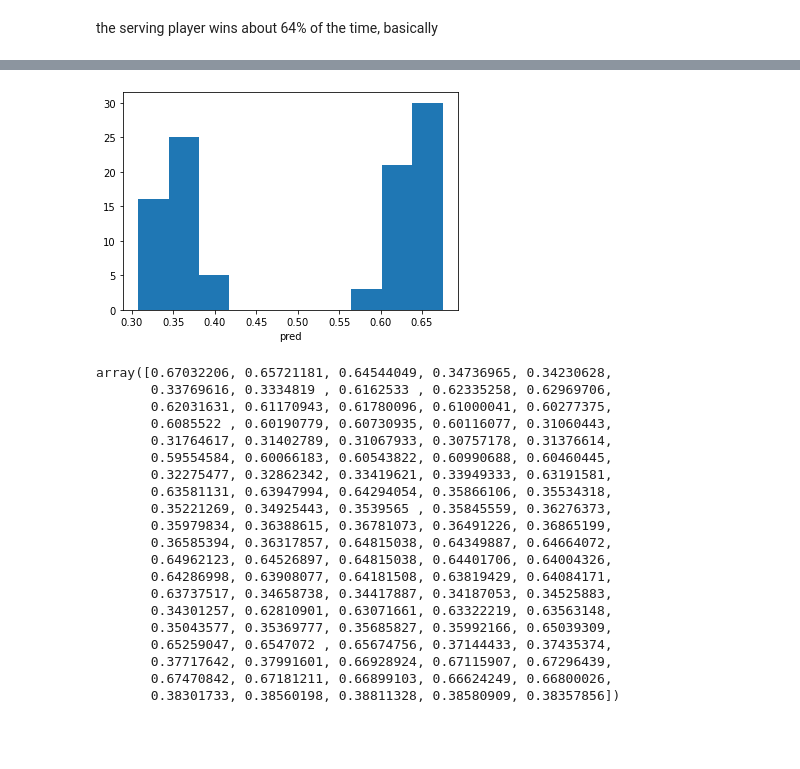
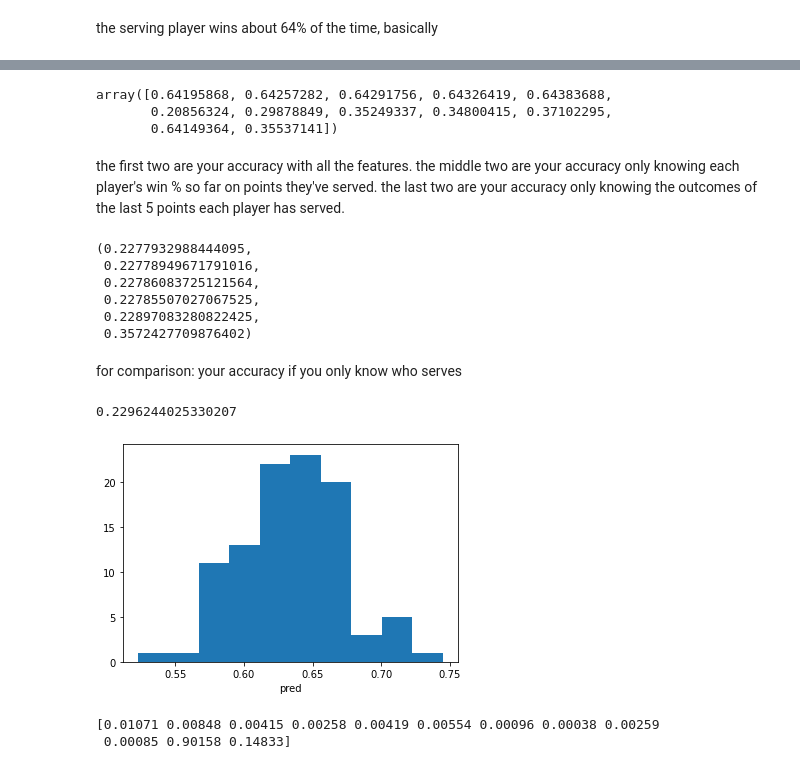
Before and after one commit to hoanganhminh01/CSE-481DS-Tennis-Analysis, a Jupyter notebook: src/streakiness.ipynb, the cells around one changed output, grey strips where cells are left out. Cells and saved outputs as stored; diff of their text form; code cells hidden in the pictures; blank space fills up the shorter version.

```diff
--- a/src/streakiness.ipynb
+++ b/src/streakiness.ipynb
@@ -151,3 +139,3 @@ win_pct
 # %%
-win_pct_np = win_pct.iloc[:, 1:].to_numpy("float")
+win_pct_np = win_pct.iloc[:, 1:].to_numpy("float")[SAMPLE_ORDER]
 # %%
@@ -178,0 +145,4 @@ np.mean(np.square(y[400000:] - linear_no_seq.predict(x_no_seq[400000:, ])))
+# %%
+server_wins = win_pct_np.copy()
+server_wins[win_pct_np[:, 2] == 0] = 1 - server_wins[win_pct_np[:, 2] == 0][:, list(range(0, 3)) + list(range(8, 13)) + list(range(3, 8)) + [14, 13]]
+server_wins
@@ -179,29 +163,50 @@ np.mean(np.square(y[400000:] - linear_no_seq.predict(x_no_seq[400000:, ])))
+# %%
+X = server_wins[:, 3:]
+y = server_wins[:, 1]
+np.mean(X, axis=0)
+# %% [output]
+array([0.64195868, 0.64257282, 0.64291756, 0.64326419, 0.64383688,
+       0.20856324, 0.29878849, 0.35249337, 0.34800415, 0.37102295,
+       0.64149364, 0.35537141])
+# %% [markdown]
+the first two are your accuracy with all the features. the middle two are your accuracy only knowing each player's win % so far on points they've served. the last two are your accuracy only knowing the outcomes of the last 5 points each player has served.
+# %%
+linear_seq = LinearRegression().fit(X[:400000], y[:400000])
+linear_no_seq = LinearRegression().fit(X[:400000, 10:], y[:400000])
+linear_only_last5 = LinearRegression().fit(X[:400000, :10], y[:400000])
+log_seq = LogisticRegression().fit(X[:400000], y[:400000])
+log_no_seq = LogisticRegression().fit(X[:400000, 10:], y[:400000])
+log_only_last5 = LogisticRegression().fit(X[:400000, :10], y[:400000])
+
+(
+  np.mean(np.square(y[400000:] - log_seq.predict_proba(X[400000:, ])[:, 1])),
+  np.mean(np.square(y[400000:] - linear_seq.predict(X[400000:, ]))),
+  np.mean(np.square(y[400000:] - log_no_seq.predict_proba(X[400000:, 10:])[:, 1])),
+  np.mean(np.square(y[400000:] - linear_no_seq.predict(X[400000:, 10:]))),
+  np.mean(np.square(y[400000:] - linear_only_last5.predict(X[400000:, :10]))),
+  np.mean(np.square(y[400000:] - log_only_last5.predict(X[400000:, :10])))
+)
+# %% [output]
+(0.2277932988444095,
+ 0.22778949671791016,
+ 0.22786083725121564,
+ 0.22785507027067525,
+ 0.22897083280822425,
+ 0.3572427709876402)
+# %% [markdown]
+for comparison: your accuracy if you only know who serves
+# %%
+np.square((1 - np.mean(y[:400000]))) * np.mean(y[400000:]) + np.square(np.mean(y[:400000])) * (1 - np.mean(y[400000:]))
+# %% [output]
+0.2296244025330207
 # %%
-plt.hist(log_no_seq.predict_proba(x_no_seq)[:100, 1])
+plt.hist(log_seq.predict_proba(X)[:100, 1])
 plt.xlabel("pred")
-plt.savefig("../plots/lognoseq.png")
+plt.savefig("../plots/logseq.png")
 # %% [output]
-[figure, old version]
+[figure, new version]
-# %%
-log_no_seq.predict_proba(x_no_seq)[:100, 1]
-# %% [output]
-array([0.67032206, 0.65721181, 0.64544049, 0.34736965, 0.34230628,
-       0.33769616, 0.3334819 , 0.6162533 , 0.62335258, 0.62969706,
-       0.62031631, 0.61170943, 0.61780096, 0.61000041, 0.60277375,
-       0.6085522 , 0.60190779, 0.60730935, 0.60116077, 0.31060443,
-       0.31764617, 0.31402789, 0.31067933, 0.30757178, 0.31376614,
-       0.59554584, 0.60066183, 0.60543822, 0.60990688, 0.60460445,
-       0.32275477, 0.32862342, 0.33419621, 0.33949333, 0.63191581,
-       0.63581131, 0.63947994, 0.64294054, 0.35866106, 0.35534318,
-       0.35221269, 0.34925443, 0.3539565 , 0.35845559, 0.36276373,
-       0.35979834, 0.36388615, 0.36781073, 0.36491226, 0.36865199,
-       0.36585394, 0.36317857, 0.64815038, 0.64349887, 0.64664072,
-       0.64962123, 0.64526897, 0.64815038, 0.64401706, 0.64004326,
-       0.64286998, 0.63908077, 0.64181508, 0.63819429, 0.64084171,
-       0.63737517, 0.34658738, 0.34417887, 0.34187053, 0.34525883,
-       0.34301257, 0.62810901, 0.63071661, 0.63322219, 0.63563148,
-       0.35043577, 0.35369777, 0.35685827, 0.35992166, 0.65039309,
-       0.65259047, 0.6547072 , 0.65674756, 0.37144433, 0.37435374,
-       0.37717642, 0.37991601, 0.66928924, 0.67115907, 0.67296439,
-       0.67470842, 0.67181211, 0.66899103, 0.66624249, 0.66800026,
-       0.38301733, 0.38560198, 0.38811328, 0.38580909, 0.38357856])
+# %%
+print(np.array2string(linear_seq.coef_, precision=5, suppress_small=True))
+# %% [output]
+[0.01071 0.00848 0.00415 0.00258 0.00419 0.00554 0.00096 0.00038 0.00259
+ 0.00085 0.90158 0.14833]
```
Also changed, not shown: parts of 12 cells of this notebook, 3 other files.
